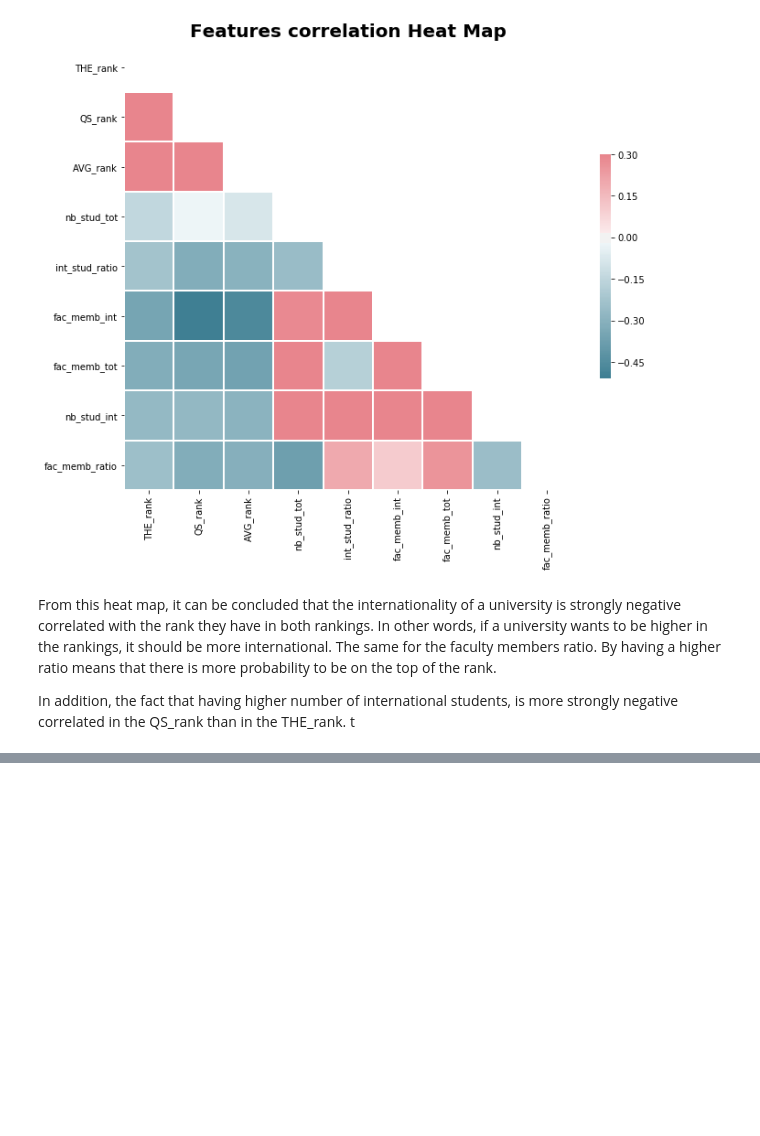
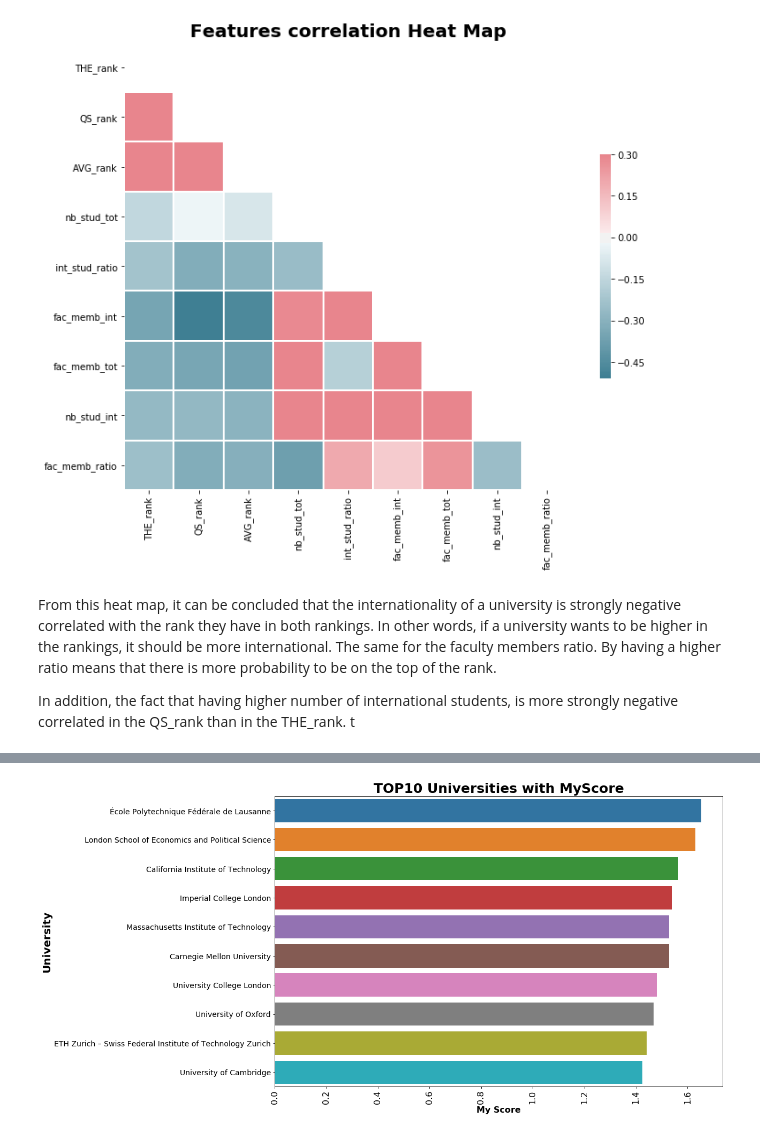
Before and after one commit to LucaZampieri/ADA_homework_LMX, a Jupyter notebook: 02 - Data from the Web/homework2.ipynb, the cells around one changed output, grey strips where cells are left out. Drawn from its saved outputs; the diff is of its cells as text; code cells hidden in the pictures; blank space fills up the shorter version.

```diff
--- a/02 - Data from the Web/homework2.ipynb
+++ b/02 - Data from the Web/homework2.ipynb
@@ -1197,5 +1193,9 @@ NameError: name 'qs_df' is not defined
 # %%
+# Create the university scoring value
 alpha=1
 beta=1
 gamma=1
-MyScore =  alpha*merged_df_avg['Score citations']/100 + beta*merged_df_avg['fac_memb_ratio'] + gamma*merged_df_avg['int_stud_ratio']
+
+MyScore =  alpha*merged_df_avg['Score citations']/100 \
+                    + beta*merged_df_avg['fac_memb_ratio'] \
+                        + gamma*merged_df_avg['int_stud_ratio']
@@ -1214,3 +1217,4 @@ dtype: float64
 # %%
-merged_df_avg['MyScore']=MyScore
-merged_df_avg.sort_values('MyScore',ascending=False)
+# SHow the top 10 of the new ranking
+merged_df_avg['MyScore'] = MyScore
+merged_df_avg = merged_df_avg.sort_values('MyScore',ascending=False).head(10)
@@ -1236,3 +1221,13 @@ merged_df_avg.sort_values('MyScore',ascending=False)
+# %%
+# Visualize TOP10
+plt.figure(figsize=(15,10))
+ax = sns.barplot(x=merged_df_avg.MyScore.head(10), y=merged_df_avg.University.head(10))
+plt.title("TOP10 Universities with MyScore", fontsize=25).set_weight('bold')
+tick_format(ax, 1)
+ax.set_ylabel('University', fontsize=20).set_weight('bold')
+ax.set_xlabel('My Score', fontsize=16).set_weight('bold')
+# %% [output]
+[figure, added]
 # %%
 BEST_FUCKING_UNI_IN_THE_WORLD = merged_df_avg.loc[merged_df_avg['MyScore']==merged_df_avg['MyScore'].max()]
 # %%
```
Also changed, not shown: parts of 17 cells of this notebook.
